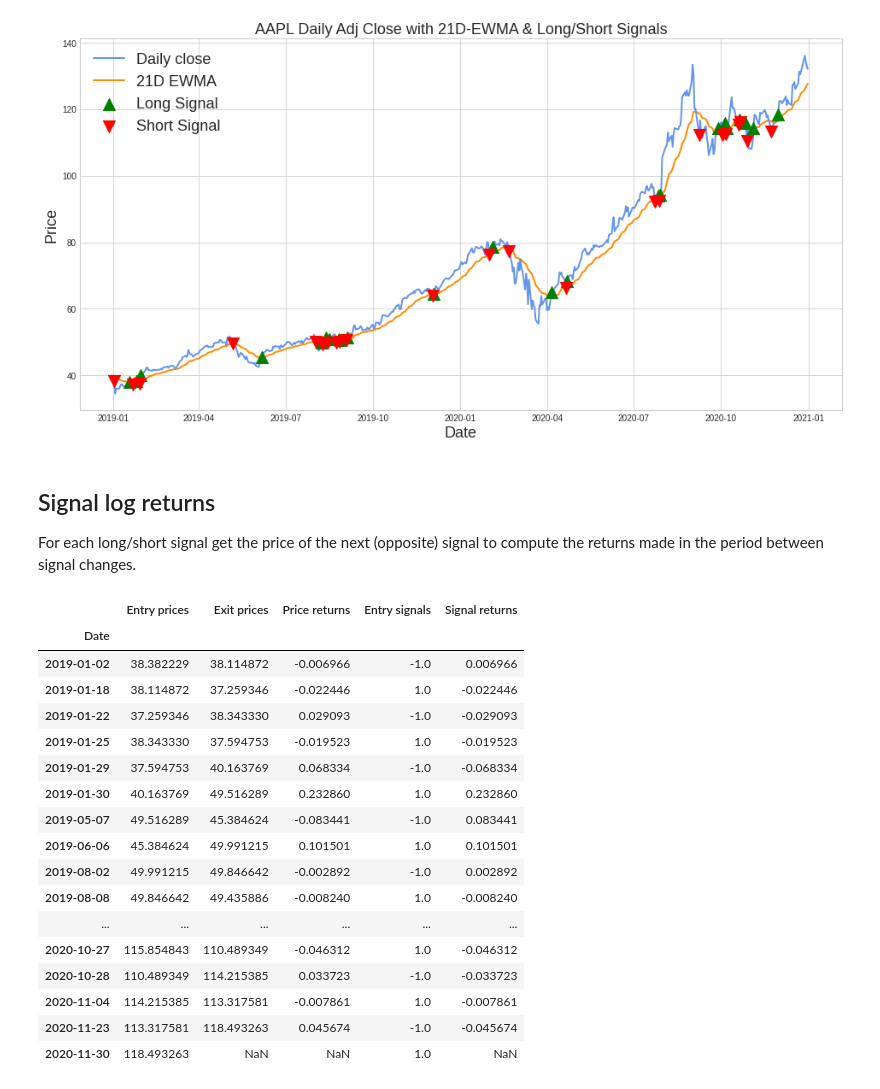
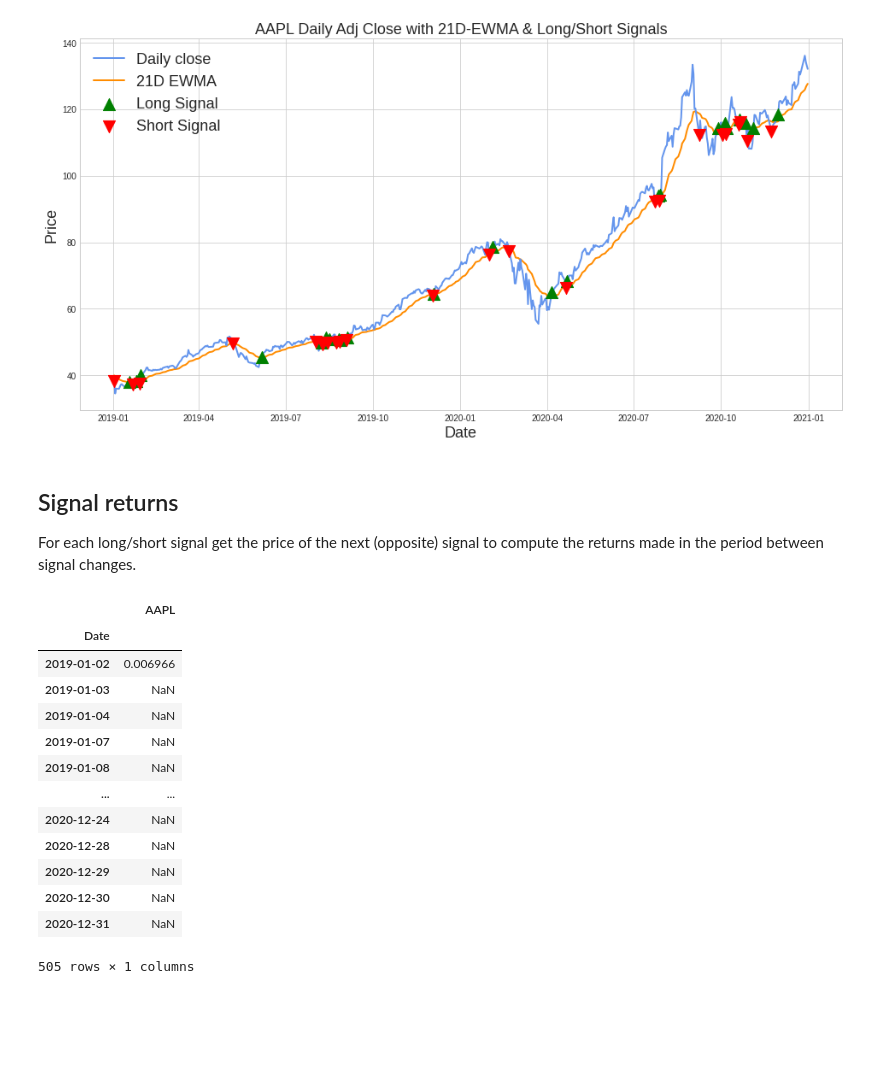
Before and after one commit to lucaskienast/Algorithmic-Trading, a Jupyter notebook: Crossover Strategies/Single_Stock_Close_EWMA_Crossover_Strategy.ipynb, the cells around one changed output. Cells and saved outputs as stored; diff of their text form; code cells hidden in the pictures; blank space fills up the shorter version.

```diff
--- a/Crossover Strategies/Single_Stock_Close_EWMA_Crossover_Strategy.ipynb
+++ b/Crossover Strategies/Single_Stock_Close_EWMA_Crossover_Strategy.ipynb
@@ -204,48 +190,48 @@ plt.show()
 # %% [output]
 [figure]
 # %% [markdown]
-## Signal log returns
+## Signal returns
 
 For each long/short signal get the price of the next (opposite) signal to compute the returns made in the period between signal changes.
-# %%
-def get_lookahead_returns(close, signal):
-
-  entry_signals = signal.copy()
-  entry_signals = entry_signals[entry_signals!=0].dropna(axis=0)
-
-  entry_prices = close.copy()
-  entry_prices = entry_prices[signal!=0].dropna(axis=0)
-
-  exit_prices = entry_prices.shift(-1)
-  price_returns = exit_prices/entry_prices - 1
-  signal_returns = entry_signals * price_returns
-
-  return pd.DataFrame(data={"Entry prices":entry_prices["AAPL"],
-                            "Exit prices":exit_prices["AAPL"],
-                            "Price returns":price_returns["AAPL"],
-                            "Entry signals":entry_signals["AAPL"],
-                            "Signal returns":signal_returns["AAPL"]}, index=entry_signals.index)
+# %%
+def get_lookahead_returns(close, signal):
+
+  entry_signals = signal.copy()
+  entry_signals = entry_signals[signal!=0]
+
+  entry_prices = close.copy()
+  entry_prices = entry_prices[signal!=0]
+
+  price_returns = entry_prices.copy()
+
+  for ticker in entry_prices:
+    valid_indexes = entry_prices.loc[:, ticker].index.get_indexer(entry_prices.loc[:, ticker].index[~entry_prices.loc[:, ticker].isnull()])
+    for i in range(len(valid_indexes)):
+      if i < (len(valid_indexes)-1):
+        price_returns.loc[:, ticker].iloc[valid_indexes[i]] = (entry_prices.loc[:, ticker].iloc[valid_indexes[i+1]] / entry_prices.loc[:, ticker].iloc[valid_indexes[i]]) - 1
+      else:
+        price_returns.loc[:, ticker].iloc[valid_indexes[i]] = (close.loc[:, ticker].iloc[-1] / entry_prices.loc[:, ticker].iloc[valid_indexes[i]]) - 1
+
+  signal_returns = entry_signals * price_returns
+
+  return signal_returns
 # %%
-return_df = get_lookahead_returns(aapl_close, filtered_signal)
-return_df.head(50)
+signal_returns = get_lookahead_returns(aapl_close, filtered_signal)
+signal_returns
 # %% [output]
-|  | Entry prices | Exit prices | Price returns | Entry signals | Signal returns |
-| Date |  |  |  |  |  |
-| 2019-01-02 | 38.382229 | 38.114872 | -0.006966 | -1.0 | 0.006966 |
-| 2019-01-18 | 38.114872 | 37.259346 | -0.022446 | 1.0 | -0.022446 |
-| 2019-01-22 | 37.259346 | 38.343330 | 0.029093 | -1.0 | -0.029093 |
-| 2019-01-25 | 38.343330 | 37.594753 | -0.019523 | 1.0 | -0.019523 |
-| 2019-01-29 | 37.594753 | 40.163769 | 0.068334 | -1.0 | -0.068334 |
-| 2019-01-30 | 40.163769 | 49.516289 | 0.232860 | 1.0 | 0.232860 |
-| 2019-05-07 | 49.516289 | 45.384624 | -0.083441 | -1.0 | 0.083441 |
-| 2019-06-06 | 45.384624 | 49.991215 | 0.101501 | 1.0 | 0.101501 |
-| 2019-08-02 | 49.991215 | 49.846642 | -0.002892 | -1.0 | 0.002892 |
-| 2019-08-08 | 49.846642 | 49.435886 | -0.008240 | 1.0 | -0.008240 |
-| ... | ... | ... | ... | ... | ... |
-| 2020-10-27 | 115.854843 | 110.489349 | -0.046312 | 1.0 | -0.046312 |
-| 2020-10-28 | 110.489349 | 114.215385 | 0.033723 | -1.0 | -0.033723 |
-| 2020-11-04 | 114.215385 | 113.317581 | -0.007861 | 1.0 | -0.007861 |
-| 2020-11-23 | 113.317581 | 118.493263 | 0.045674 | -1.0 | -0.045674 |
-| 2020-11-30 | 118.493263 | NaN | NaN | 1.0 | NaN |
+|  | AAPL |
+| Date |  |
+| 2019-01-02 | 0.006966 |
+| 2019-01-03 | NaN |
+| 2019-01-04 | NaN |
+| 2019-01-07 | NaN |
+| 2019-01-08 | NaN |
+| ... | ... |
+| 2020-12-24 | NaN |
+| 2020-12-28 | NaN |
+| 2020-12-29 | NaN |
+| 2020-12-30 | NaN |
+| 2020-12-31 | NaN |
+505 rows × 1 columns
 # %%
 plt.figure(figsize=(16,8))
```
Also changed, not shown: parts of 17 cells of this notebook.
